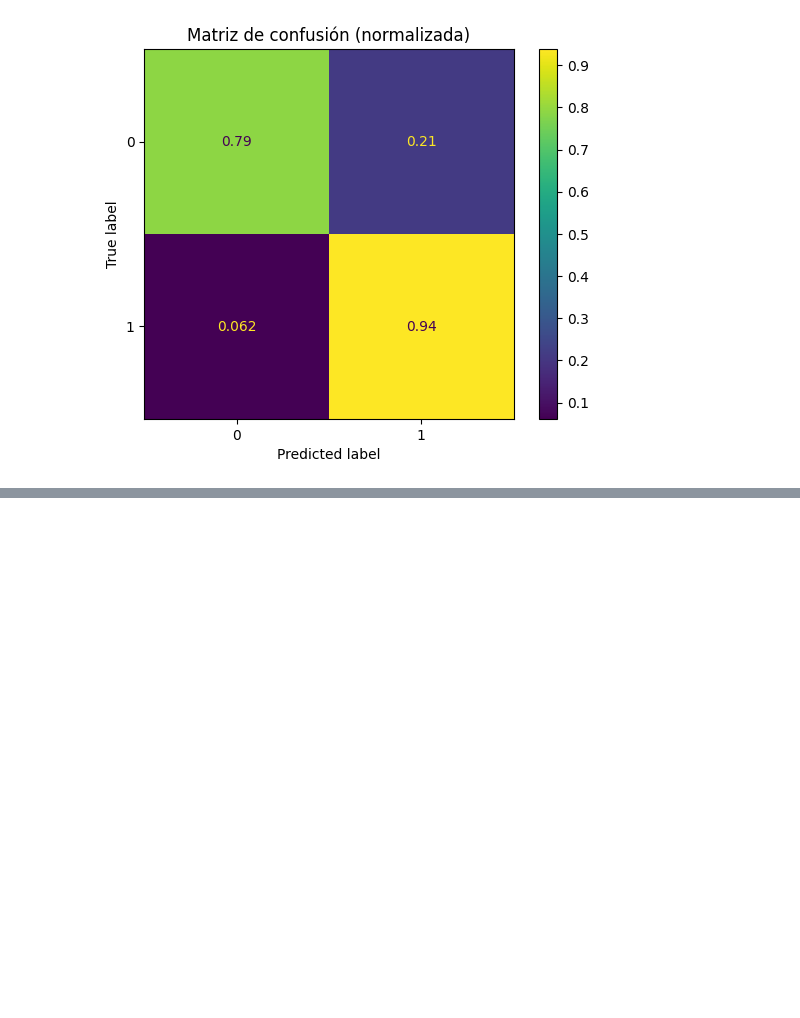
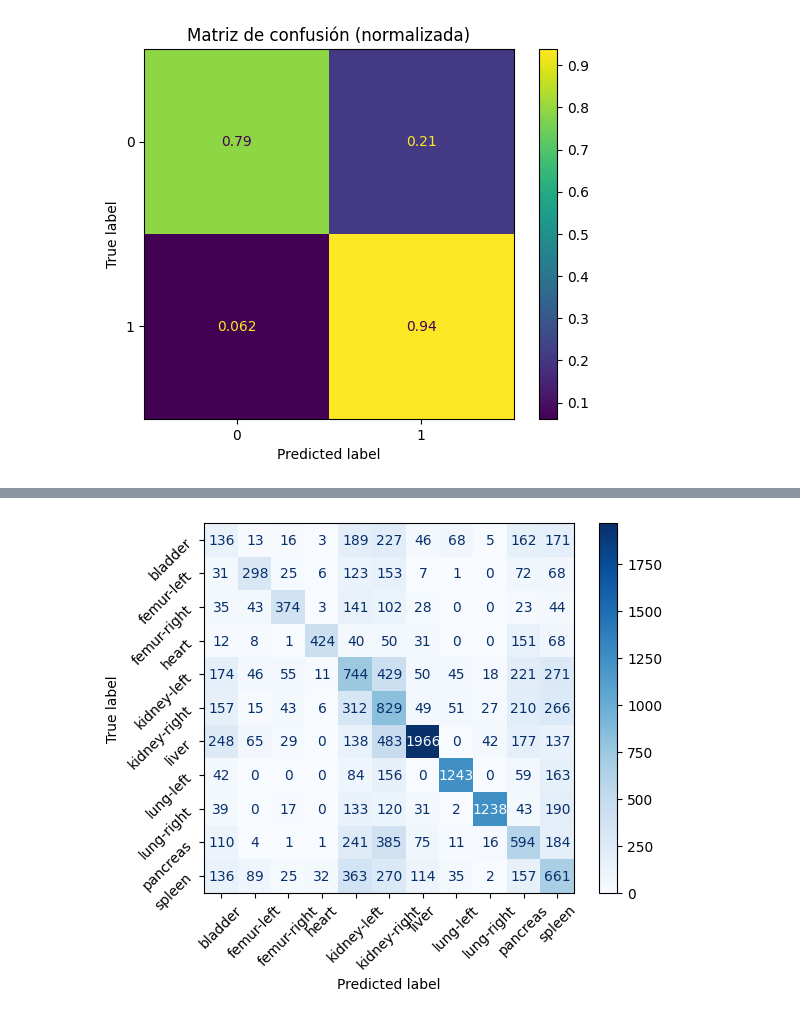
Before and after one commit to iHealthInstitute/Talleres_Diplomado_iHealth, a Jupyter notebook: curso_3/intro_ml_solution.ipynb, the cells around one changed output, grey strips where cells are left out. Drawn from its saved outputs; the diff is of its cells as text; code cells hidden in the pictures; blank space fills up the shorter version.

```diff
--- a/curso_3/intro_ml_solution.ipynb
+++ b/curso_3/intro_ml_solution.ipynb
@@ -293,0 +350,29 @@ plt.show()
+# %%
+# <CODE> 3. Aplanar y escalar las imagenes
+X_train = []
+y_train = []
+for imagen, label in train_dataset:
+    imagen = np.array(imagen)
+    imagen = (imagen - np.mean(imagen)) / np.std(imagen)
+    X_train.append(imagen.flatten())
+    y_train.append(label[0])
+X_train = np.array(X_train)
+y_train = np.array(y_train)
+
+X_test = []
+y_test = []
+for imagen, label in test_dataset:
+    imagen = np.array(imagen)
+    imagen = (imagen - np.mean(imagen)) / np.std(imagen)
+    X_test.append(imagen.flatten())
+    y_test.append(label[0])
+X_test = np.array(X_test)
+y_test = np.array(y_test)
+# %%
+# <CODE> 4. Entrenar SVM
+svm = SGDClassifier(loss="hinge")
+svm.fit(X_train, y_train)
+# %%
+# <CODE> 5. Evaluar el modelo
+y_pred = svm.predict(X_test)
+print(classification_report(y_test, y_pred, target_names=index_2_label.values()))
@@ -293,0 +388,10 @@ plt.show()
+# %%
+# <CODE> 6. Generar la matriz de confusión using ConfusionMatrixDisplay
+confusion_mtx = confusion_matrix(y_test, y_pred)
+disp = ConfusionMatrixDisplay(confusion_matrix=confusion_mtx, display_labels=index_2_label.values())
+disp.plot(cmap="Blues")
+plt.xticks(rotation=45)
+plt.yticks(rotation=45)
+plt.show()
+# %% [output]
+[figure, added]
```
Also changed, not shown: parts of 4 cells of this notebook.
